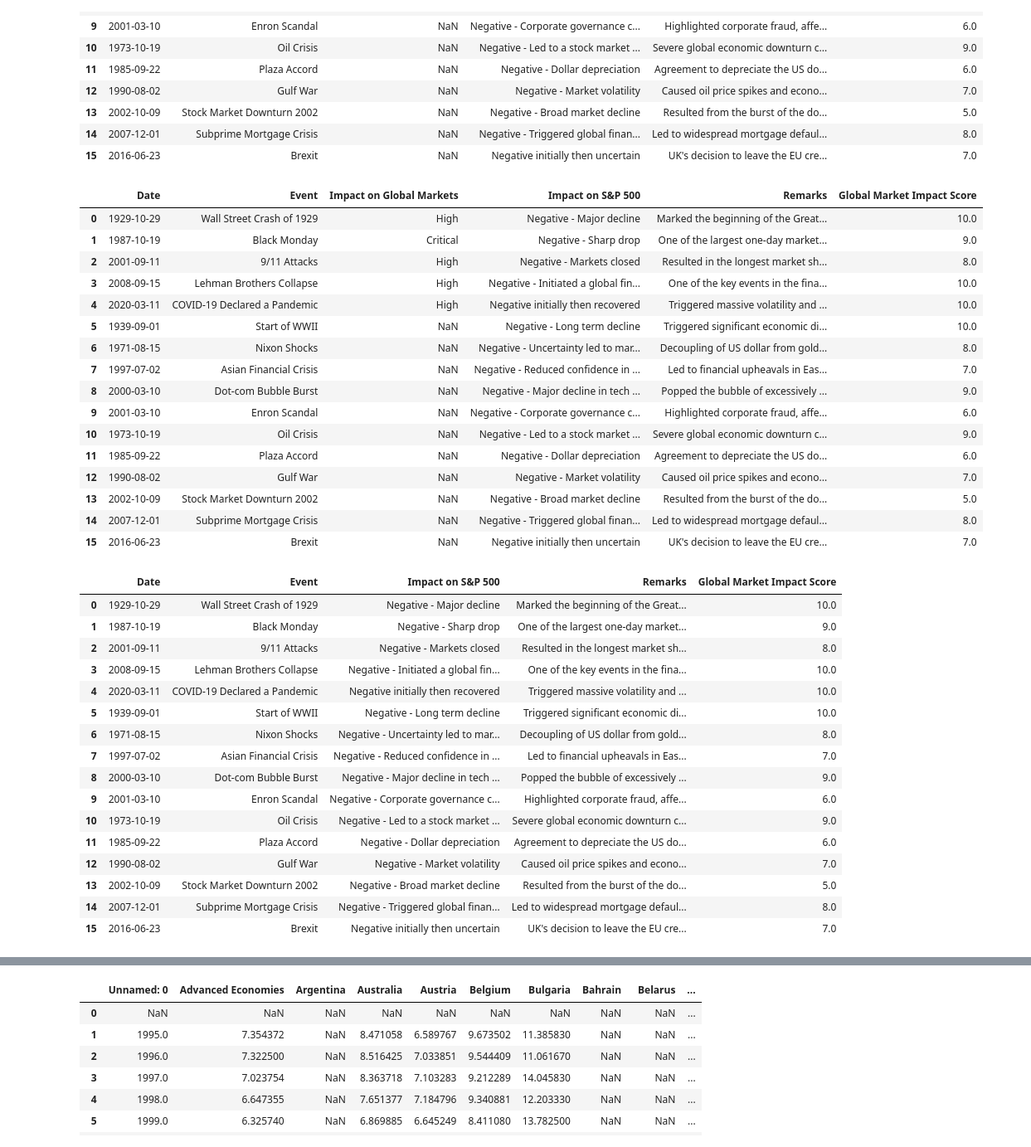
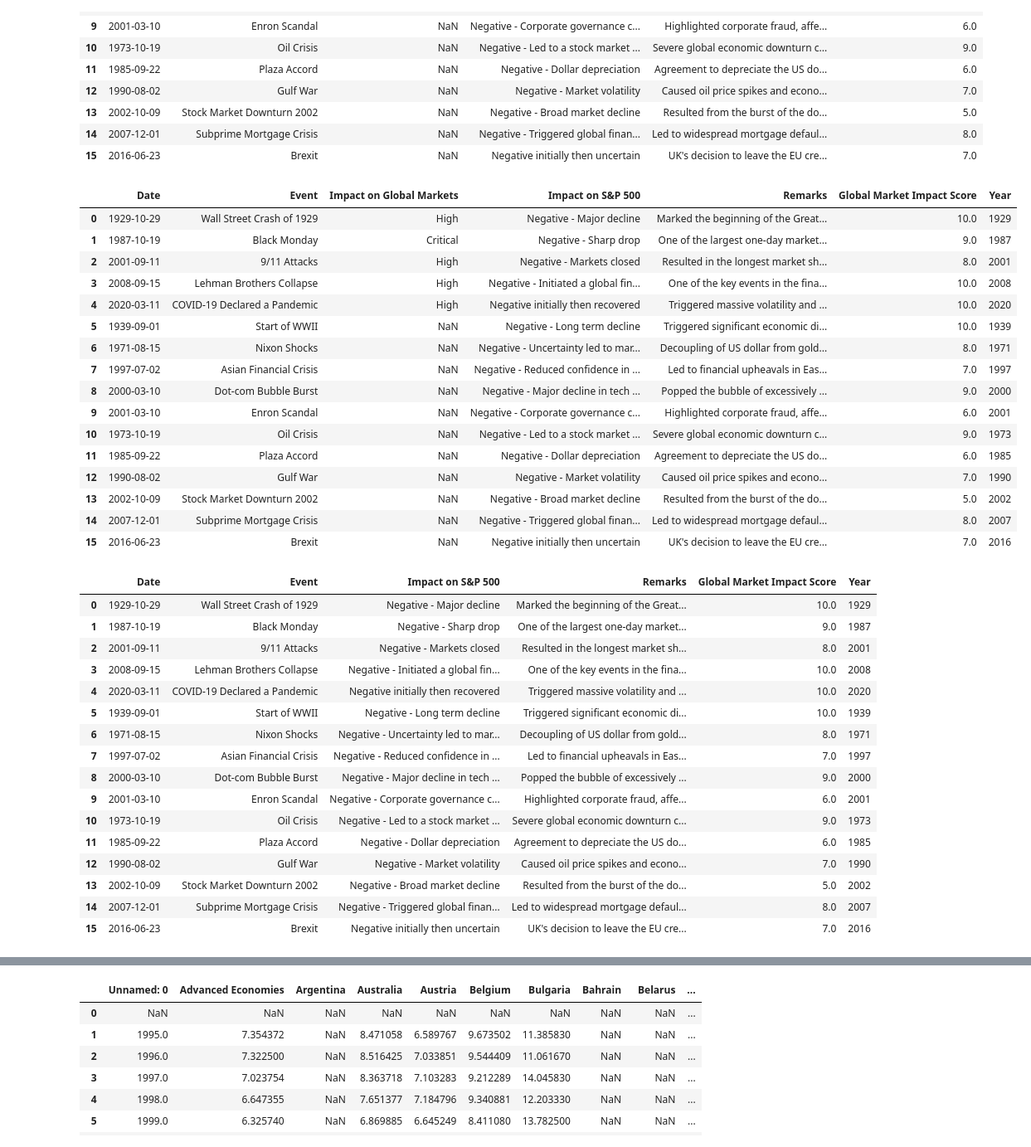
Before and after one commit to algolimit/sp500, a Jupyter notebook: sp500.ipynb, the cells around one changed output, grey strips where cells are left out. Shown at 83% size. Cells and saved outputs as stored; diff of their text form; code cells hidden in the pictures.

```diff
--- a/sp500.ipynb
+++ b/sp500.ipynb
@@ -71,47 +80,48 @@ eventsdf
 | 14 | 2007-12-01 | Subprime Mortgage Crisis | NaN | Negative - Triggered global finan... | Led to widespread mortgage defaul... | 8.0 |
 | 15 | 2016-06-23 | Brexit | NaN | Negative initially then uncertain | UK's decision to leave the EU cre... | 7.0 |
 # %%
-pd.to_datetime(eventsdf["Date"], errors="raise", yearfirst=True)
+eventsdf["Date"] = pd.to_datetime(eventsdf["Date"], errors="raise", yearfirst=True)
+eventsdf["Year"] = eventsdf["Date"].dt.year
 eventsdf
 # %% [output]
-|  | Date | Event | Impact on Global Markets | Impact on S&P 500 | Remarks | Global Market Impact Score |
-| 0 | 1929-10-29 | Wall Street Crash of 1929 | High | Negative - Major decline | Marked the beginning of the Great... | 10.0 |
-| 1 | 1987-10-19 | Black Monday | Critical | Negative - Sharp drop | One of the largest one-day market... | 9.0 |
-| 2 | 2001-09-11 | 9/11 Attacks | High | Negative - Markets closed | Resulted in the longest market sh... | 8.0 |
-| 3 | 2008-09-15 | Lehman Brothers Collapse | High | Negative - Initiated a global fin... | One of the key events in the fina... | 10.0 |
-| 4 | 2020-03-11 | COVID-19 Declared a Pandemic | High | Negative initially then recovered | Triggered massive volatility and ... | 10.0 |
-| 5 | 1939-09-01 | Start of WWII | NaN | Negative - Long term decline | Triggered significant economic di... | 10.0 |
-| 6 | 1971-08-15 | Nixon Shocks | NaN | Negative - Uncertainty led to mar... | Decoupling of US dollar from gold... | 8.0 |
-| 7 | 1997-07-02 | Asian Financial Crisis | NaN | Negative - Reduced confidence in ... | Led to financial upheavals in Eas... | 7.0 |
-| 8 | 2000-03-10 | Dot-com Bubble Burst | NaN | Negative - Major decline in tech ... | Popped the bubble of excessively ... | 9.0 |
-| 9 | 2001-03-10 | Enron Scandal | NaN | Negative - Corporate governance c... | Highlighted corporate fraud, affe... | 6.0 |
-| 10 | 1973-10-19 | Oil Crisis | NaN | Negative - Led to a stock market ... | Severe global economic downturn c... | 9.0 |
-| 11 | 1985-09-22 | Plaza Accord | NaN | Negative - Dollar depreciation | Agreement to depreciate the US do... | 6.0 |
-| 12 | 1990-08-02 | Gulf War | NaN | Negative - Market volatility | Caused oil price spikes and econo... | 7.0 |
-| 13 | 2002-10-09 | Stock Market Downturn 2002 | NaN | Negative - Broad market decline | Resulted from the burst of the do... | 5.0 |
-| 14 | 2007-12-01 | Subprime Mortgage Crisis | NaN | Negative - Triggered global finan... | Led to widespread mortgage defaul... | 8.0 |
-| 15 | 2016-06-23 | Brexit | NaN | Negative initially then uncertain | UK's decision to leave the EU cre... | 7.0 |
+|  | Date | Event | Impact on Global Markets | Impact on S&P 500 | Remarks | Global Market Impact Score | Year |
+| 0 | 1929-10-29 | Wall Street Crash of 1929 | High | Negative - Major decline | Marked the beginning of the Great... | 10.0 | 1929 |
+| 1 | 1987-10-19 | Black Monday | Critical | Negative - Sharp drop | One of the largest one-day market... | 9.0 | 1987 |
+| 2 | 2001-09-11 | 9/11 Attacks | High | Negative - Markets closed | Resulted in the longest market sh... | 8.0 | 2001 |
+| 3 | 2008-09-15 | Lehman Brothers Collapse | High | Negative - Initiated a global fin... | One of the key events in the fina... | 10.0 | 2008 |
+| 4 | 2020-03-11 | COVID-19 Declared a Pandemic | High | Negative initially then recovered | Triggered massive volatility and ... | 10.0 | 2020 |
+| 5 | 1939-09-01 | Start of WWII | NaN | Negative - Long term decline | Triggered significant economic di... | 10.0 | 1939 |
+| 6 | 1971-08-15 | Nixon Shocks | NaN | Negative - Uncertainty led to mar... | Decoupling of US dollar from gold... | 8.0 | 1971 |
+| 7 | 1997-07-02 | Asian Financial Crisis | NaN | Negative - Reduced confidence in ... | Led to financial upheavals in Eas... | 7.0 | 1997 |
+| 8 | 2000-03-10 | Dot-com Bubble Burst | NaN | Negative - Major decline in tech ... | Popped the bubble of excessively ... | 9.0 | 2000 |
+| 9 | 2001-03-10 | Enron Scandal | NaN | Negative - Corporate governance c... | Highlighted corporate fraud, affe... | 6.0 | 2001 |
+| 10 | 1973-10-19 | Oil Crisis | NaN | Negative - Led to a stock market ... | Severe global economic downturn c... | 9.0 | 1973 |
+| 11 | 1985-09-22 | Plaza Accord | NaN | Negative - Dollar depreciation | Agreement to depreciate the US do... | 6.0 | 1985 |
+| 12 | 1990-08-02 | Gulf War | NaN | Negative - Market volatility | Caused oil price spikes and econo... | 7.0 | 1990 |
+| 13 | 2002-10-09 | Stock Market Downturn 2002 | NaN | Negative - Broad market decline | Resulted from the burst of the do... | 5.0 | 2002 |
+| 14 | 2007-12-01 | Subprime Mortgage Crisis | NaN | Negative - Triggered global finan... | Led to widespread mortgage defaul... | 8.0 | 2007 |
+| 15 | 2016-06-23 | Brexit | NaN | Negative initially then uncertain | UK's decision to leave the EU cre... | 7.0 | 2016 |
 # %%
 eventsdf = eventsdf.drop(columns="Impact on Global Markets")
 eventsdf
 # %% [output]
-|  | Date | Event | Impact on S&P 500 | Remarks | Global Market Impact Score |
-| 0 | 1929-10-29 | Wall Street Crash of 1929 | Negative - Major decline | Marked the beginning of the Great... | 10.0 |
-| 1 | 1987-10-19 | Black Monday | Negative - Sharp drop | One of the largest one-day market... | 9.0 |
-| 2 | 2001-09-11 | 9/11 Attacks | Negative - Markets closed | Resulted in the longest market sh... | 8.0 |
-| 3 | 2008-09-15 | Lehman Brothers Collapse | Negative - Initiated a global fin... | One of the key events in the fina... | 10.0 |
-| 4 | 2020-03-11 | COVID-19 Declared a Pandemic | Negative initially then recovered | Triggered massive volatility and ... | 10.0 |
-| 5 | 1939-09-01 | Start of WWII | Negative - Long term decline | Triggered significant economic di... | 10.0 |
-| 6 | 1971-08-15 | Nixon Shocks | Negative - Uncertainty led to mar... | Decoupling of US dollar from gold... | 8.0 |
-| 7 | 1997-07-02 | Asian Financial Crisis | Negative - Reduced confidence in ... | Led to financial upheavals in Eas... | 7.0 |
-| 8 | 2000-03-10 | Dot-com Bubble Burst | Negative - Major decline in tech ... | Popped the bubble of excessively ... | 9.0 |
-| 9 | 2001-03-10 | Enron Scandal | Negative - Corporate governance c... | Highlighted corporate fraud, affe... | 6.0 |
-| 10 | 1973-10-19 | Oil Crisis | Negative - Led to a stock market ... | Severe global economic downturn c... | 9.0 |
-| 11 | 1985-09-22 | Plaza Accord | Negative - Dollar depreciation | Agreement to depreciate the US do... | 6.0 |
-| 12 | 1990-08-02 | Gulf War | Negative - Market volatility | Caused oil price spikes and econo... | 7.0 |
-| 13 | 2002-10-09 | Stock Market Downturn 2002 | Negative - Broad market decline | Resulted from the burst of the do... | 5.0 |
-| 14 | 2007-12-01 | Subprime Mortgage Crisis | Negative - Triggered global finan... | Led to widespread mortgage defaul... | 8.0 |
-| 15 | 2016-06-23 | Brexit | Negative initially then uncertain | UK's decision to leave the EU cre... | 7.0 |
+|  | Date | Event | Impact on S&P 500 | Remarks | Global Market Impact Score | Year |
+| 0 | 1929-10-29 | Wall Street Crash of 1929 | Negative - Major decline | Marked the beginning of the Great... | 10.0 | 1929 |
+| 1 | 1987-10-19 | Black Monday | Negative - Sharp drop | One of the largest one-day market... | 9.0 | 1987 |
+| 2 | 2001-09-11 | 9/11 Attacks | Negative - Markets closed | Resulted in the longest market sh... | 8.0 | 2001 |
+| 3 | 2008-09-15 | Lehman Brothers Collapse | Negative - Initiated a global fin... | One of the key events in the fina... | 10.0 | 2008 |
+| 4 | 2020-03-11 | COVID-19 Declared a Pandemic | Negative initially then recovered | Triggered massive volatility and ... | 10.0 | 2020 |
+| 5 | 1939-09-01 | Start of WWII | Negative - Long term decline | Triggered significant economic di... | 10.0 | 1939 |
+| 6 | 1971-08-15 | Nixon Shocks | Negative - Uncertainty led to mar... | Decoupling of US dollar from gold... | 8.0 | 1971 |
+| 7 | 1997-07-02 | Asian Financial Crisis | Negative - Reduced confidence in ... | Led to financial upheavals in Eas... | 7.0 | 1997 |
+| 8 | 2000-03-10 | Dot-com Bubble Burst | Negative - Major decline in tech ... | Popped the bubble of excessively ... | 9.0 | 2000 |
+| 9 | 2001-03-10 | Enron Scandal | Negative - Corporate governance c... | Highlighted corporate fraud, affe... | 6.0 | 2001 |
+| 10 | 1973-10-19 | Oil Crisis | Negative - Led to a stock market ... | Severe global economic downturn c... | 9.0 | 1973 |
+| 11 | 1985-09-22 | Plaza Accord | Negative - Dollar depreciation | Agreement to depreciate the US do... | 6.0 | 1985 |
+| 12 | 1990-08-02 | Gulf War | Negative - Market volatility | Caused oil price spikes and econo... | 7.0 | 1990 |
+| 13 | 2002-10-09 | Stock Market Downturn 2002 | Negative - Broad market decline | Resulted from the burst of the do... | 5.0 | 2002 |
+| 14 | 2007-12-01 | Subprime Mortgage Crisis | Negative - Triggered global finan... | Led to widespread mortgage defaul... | 8.0 | 2007 |
+| 15 | 2016-06-23 | Brexit | Negative initially then uncertain | UK's decision to leave the EU cre... | 7.0 | 2016 |
 # %%
 # We willen de Ukrainse oorlog handmatig toevoegen
 ukraine_war_event = {
```
Also changed, not shown: parts of 8 cells of this notebook, 40 other files.
